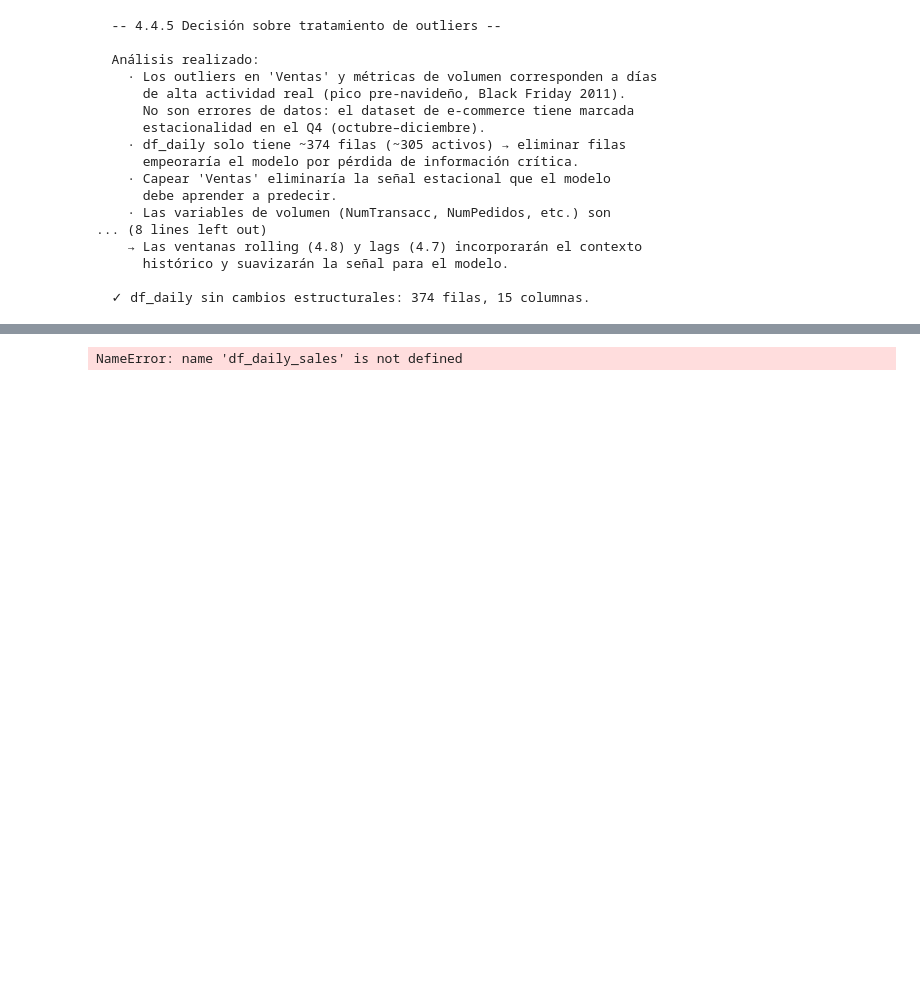
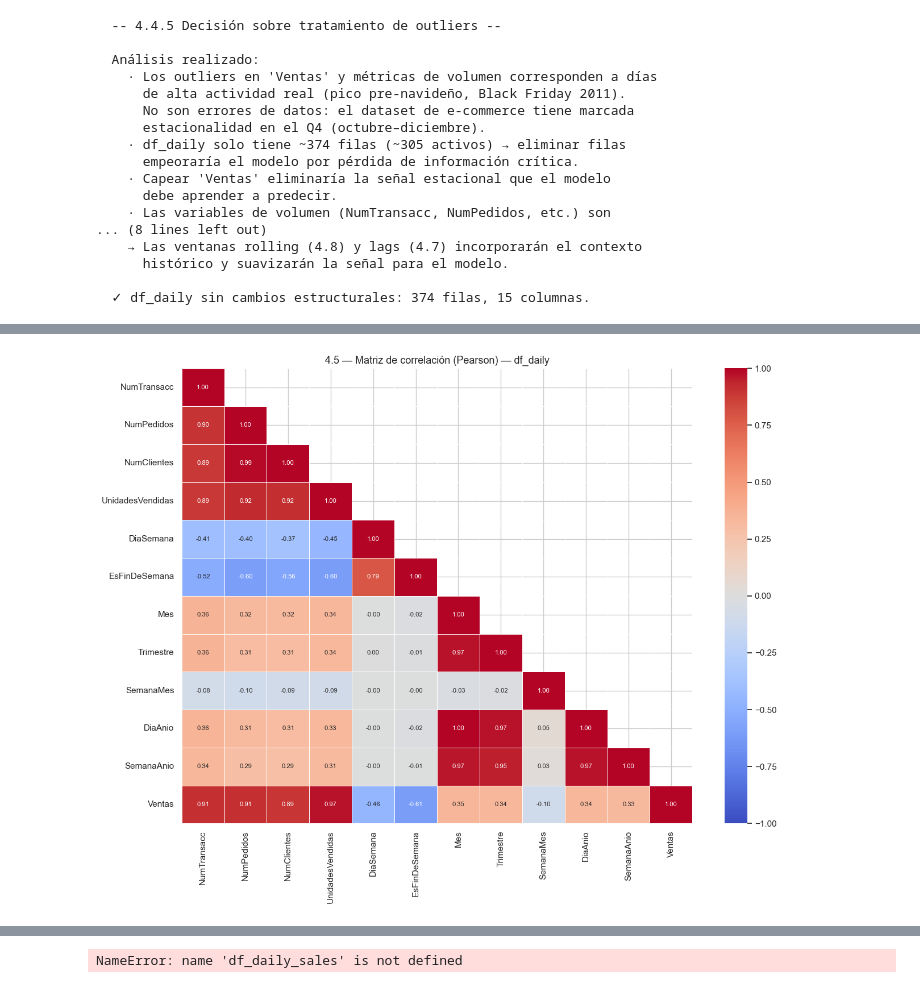
Before and after one commit to ravel01106/proyecto-master-ia-big-data, a Jupyter notebook: notebooks/regression_proyect/preprocesing/preprocesing_data.ipynb, the cells around one changed output, grey strips where cells are left out. Cells and saved outputs as stored; diff of their text form; code cells hidden in the pictures; blank space fills up the shorter version.

```diff
--- a/notebooks/regression_proyect/preprocesing/preprocesing_data.ipynb
+++ b/notebooks/regression_proyect/preprocesing/preprocesing_data.ipynb
@@ -553,0 +648,20 @@ print(f"  ✓ df_daily sin cambios estructurales: {len(df_daily)} filas, "
+# %%
+# 4.5.3 — Heatmap de correlaciones
+cols_heatmap = cols_correlacion + ['Ventas']
+corr_matrix  = df_daily[cols_heatmap].corr()
+
+fig, ax = plt.subplots(figsize=(13, 10))
+mascara = np.triu(np.ones_like(corr_matrix, dtype=bool), k=1)
+sns.heatmap(
+    corr_matrix,
+    mask=mascara,
+    annot=True, fmt='.2f', annot_kws={'size': 8},
+    cmap='coolwarm', center=0, vmin=-1, vmax=1,
+    linewidths=0.5, ax=ax
+)
+ax.set_title('4.5 — Matriz de correlación (Pearson) — df_daily', fontsize=13)
+plt.tight_layout()
+plt.savefig(f'{RUTA_GRAFICOS}4.5_correlacion_heatmap.png', dpi=150)
+plt.show()
+# %% [output]
+[figure, added]
```
Also changed, not shown: parts of 6 cells of this notebook, 1 other file.
